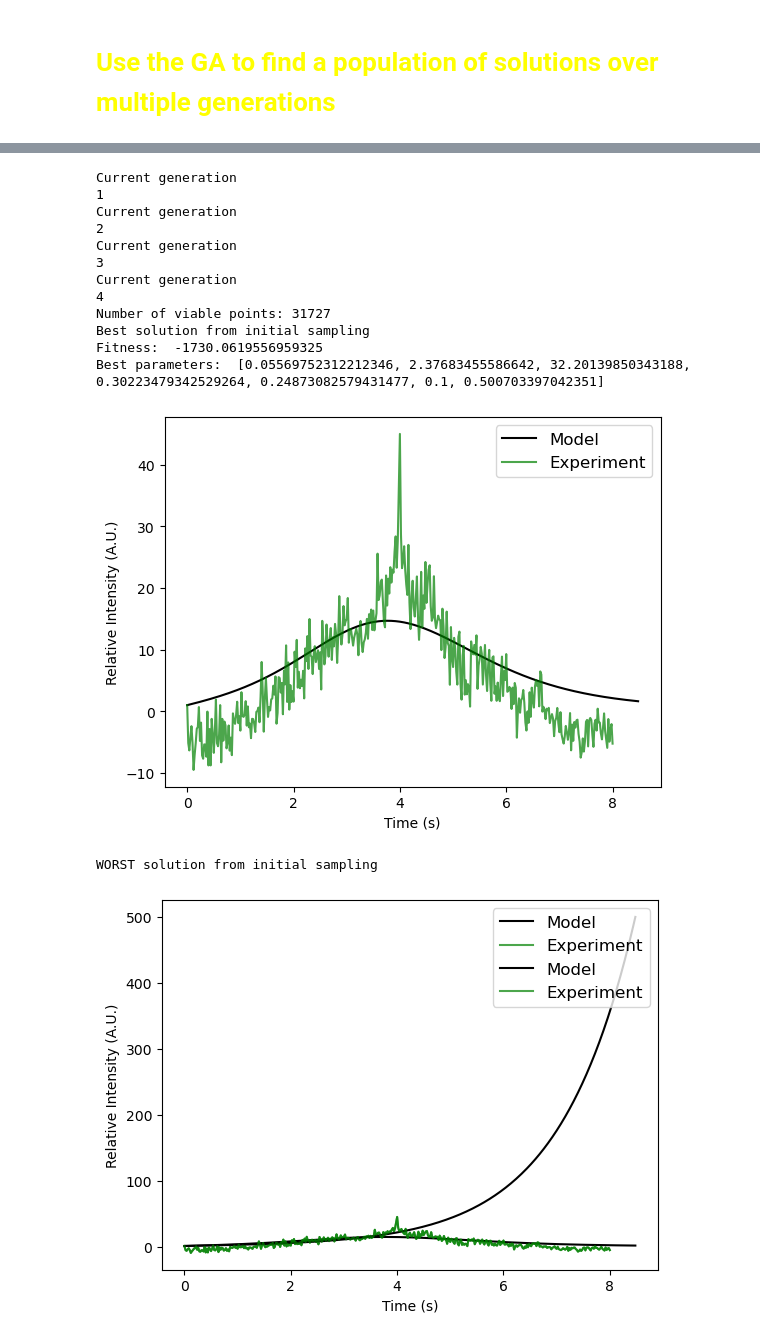
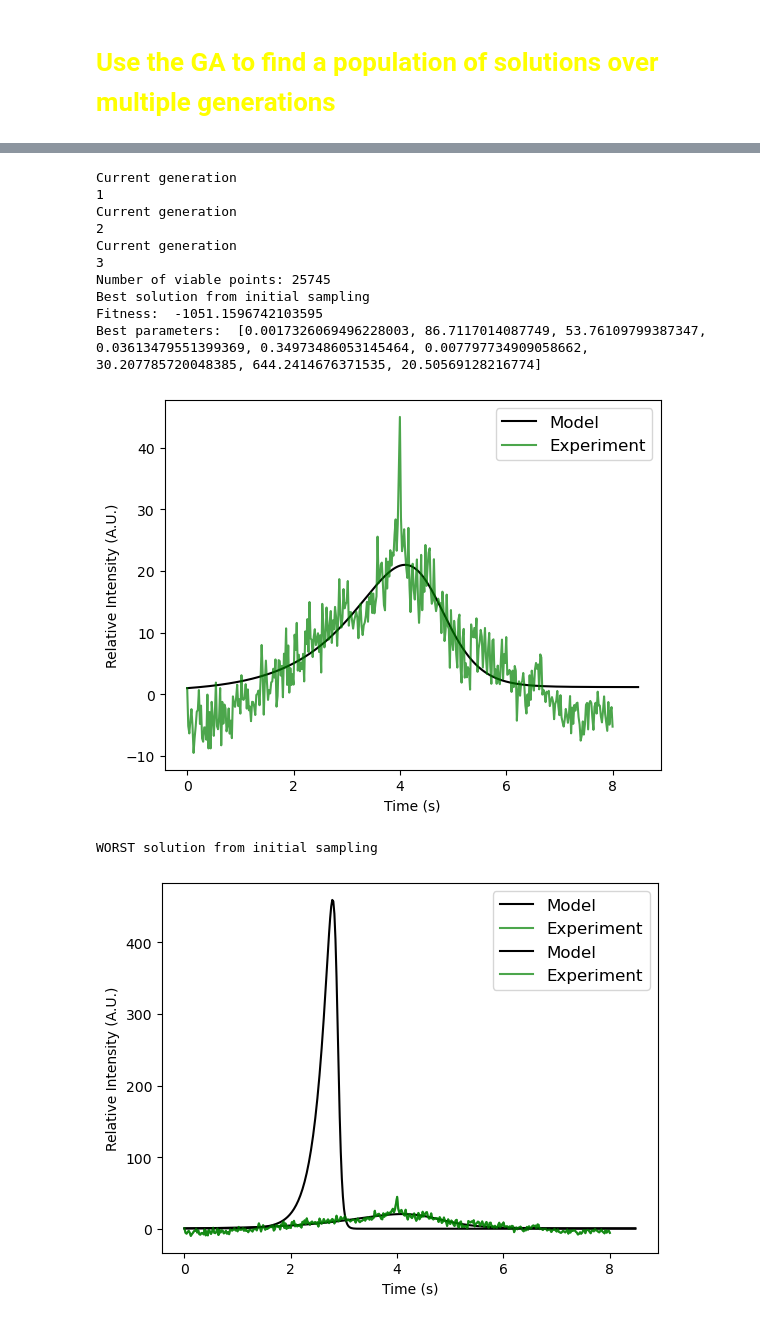
Before and after one commit to lanceman999/dynamin_model, a Jupyter notebook: PythonCode/dynamin1AB_opt_fullKinetics.ipynb, the cells around one changed output, grey strips where cells are left out. Drawn from its saved outputs; the diff is of its cells as text; code cells hidden in the pictures.

```diff
--- a/PythonCode/dynamin1AB_opt_fullKinetics.ipynb
+++ b/PythonCode/dynamin1AB_opt_fullKinetics.ipynb
@@ -629,11 +703,13 @@ parameter_ranges = {
             "kfDRD": {"min": 0.0001, "max": 1},
             #rate to bind activator in the dense phase
             #"kfDense": {"min": 0.0001, "max": 1},
-            "kfhyd": {"min": 0.0001, "max": 0.1},
-            "kfhyd_propagation": {"min": 0.1, "max": 1}
+            "kfhyd": {"min": 0.0001, "max": 0.01},
+            "kfhyd_propagation": {"min": 5, "max": 100},
+            "GTPconc": {"min":300, "max": 1000},
+            "Dmem0": {"min": 10, "max": 80},
             }
 
-paramsToOpt=np.array(["kfDRC","RdiluteDens","targetRateR","targetDensR","kfDRD", "kfhyd", "kfhyd_propagation"])
+paramsToOpt=np.array(["kfDRC","RdiluteDens","targetRateR","targetDensR","kfDRD", "kfhyd", "kfhyd_propagation", "GTPconc", "Dmem0"])
 # %% [markdown]
 # <font color='yellow'>Simulate a model given input parameters</font>
 # %%
@@ -678,32 +758,30 @@ fitness: [-1631.2176960762808]
 # %% [markdown]
 # <font color='yellow'>Use the GA to find a population of solutions over multiple generations</font>
 # %%
-popSize = 10000
-nGen = 5
+popSize = 8000
+nGen = 4
 nSamples = 2000
-Dmem0=10 # copies/um2
+#Dmem0=10 # copies/um2
 Dsol0=10
 
-model = Oscillator(parameter_ranges, paramsToOpt, Dsol0, Dmem0)
+model = Oscillator(parameter_ranges, paramsToOpt, Dsol0)
 solver = Solver(model, popSize, nGen, nSamples)
 solver.run()
 # %% [output]
 AB isoform is GOINGGGGGG!
 delIntensity HAS A VALUE OF: 1933.0938181818185
 Current generation
 0
 Current generation
 1
 Current generation
 2
 Current generation
 3
-Current generation
-4
-Number of viable points: 31727
+Number of viable points: 25745
 Best solution from initial sampling
-Fitness:  -1730.0619556959325
-Best parameters:  [0.05569752312212346, 2.37683455586642, 32.20139850343188, 0.30223479342529264, 0.24873082579431477, 0.1, 0.500703397042351]
+Fitness:  -1051.1596742103595
+Best parameters:  [0.0017326069496228003, 86.7117014087749, 53.76109799387347, 0.03613479551399369, 0.34973486053145464, 0.007797734909058662, 30.207785720048385, 644.2414676371535, 20.50569128216774]
-[figure, old version]
+[figure, new version]
 WORST solution from initial sampling
-[figure, old version]
+[figure, new version]
```
Also changed, not shown: parts of 5 cells of this notebook.
